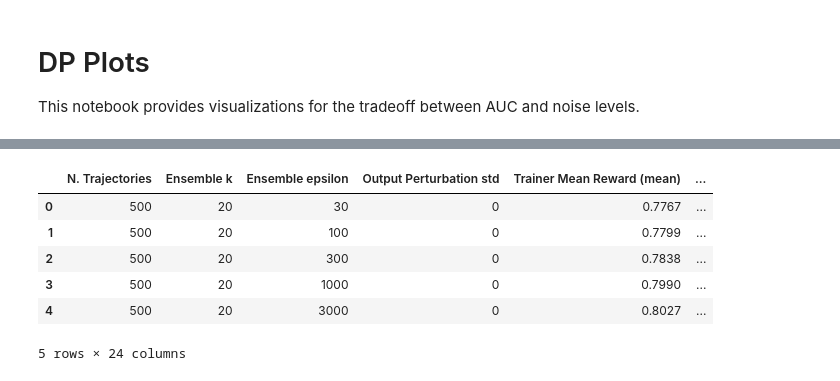
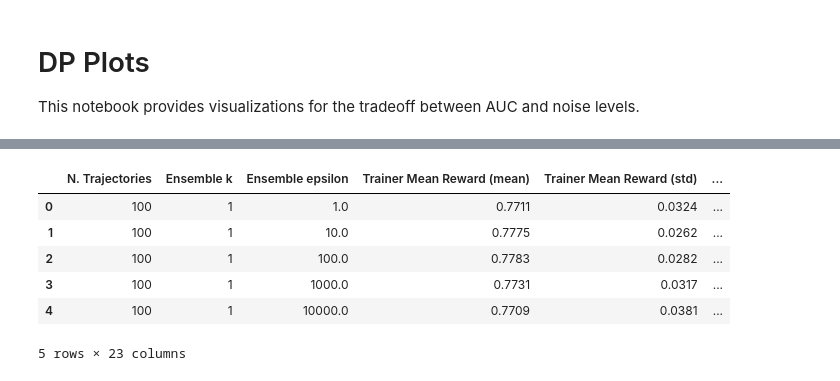
Before and after one commit to lanceHEN/Q-Learning-MIA, a Jupyter notebook: notebooks/dp_plots.ipynb, the cells around one changed output, grey strips where cells are left out. Saved outputs shown, nothing was run; the diff lists cells and outputs as text; code cells hidden in the pictures.

```diff
--- a/notebooks/dp_plots.ipynb
+++ b/notebooks/dp_plots.ipynb
@@ -7,7 +7,7 @@ import pandas as pd
 from matplotlib import pyplot as plt
 # %%
 filenames = [
-    "../data/tables/summary_cluster_sepsis_ensemble_table_gaussian_fixed_t_max.csv",
+    "../data/tables/summary_sepsis_dpsgd.csv",
 ]
 df = pd.concat([pd.read_csv(filename, header=[0,1,2]) for filename in filenames])
 
@@ -25,5 +25,5 @@ df.head()
 # %%
-df_hierarchical = df.iloc[:, 4:]
+df_hierarchical = df.iloc[:, 3:]
 df_hierarchical.columns = df_hierarchical.columns.droplevel(2)
 df_hierarchical.columns = [f'{col[0]} ({col[1]})' for col in df_hierarchical.columns]
 df_hierarchical.head()
@@ -37,5 +37,5 @@ df_hierarchical.head()
 # %%
-df_groups = df.iloc[:, :4]
+df_groups = df.iloc[:, :3]
 for _ in range(2):
     df_groups.columns = df_groups.columns.droplevel(0)
 df_groups.head()
@@ -49,15 +49,15 @@ df_groups.head()
 # %%
 df_clean = pd.concat([df_groups, df_hierarchical], axis=1)
-df_clean = df_clean.sort_values(by=["N. Trajectories", "Ensemble k", "Output Perturbation std"])
+df_clean = df_clean.sort_values(by=["N. Trajectories", "Ensemble k"])
 df_clean.head()
 # %% [output]
-|  | N. Trajectories | Ensemble k | Ensemble epsilon | Output Perturbation std | Trainer Mean Reward (mean) | ... |
-| 0 | 500 | 20 | 30 | 0 | 0.7767 | ... |
-| 1 | 500 | 20 | 100 | 0 | 0.7799 | ... |
-| 2 | 500 | 20 | 300 | 0 | 0.7838 | ... |
-| 3 | 500 | 20 | 1000 | 0 | 0.7990 | ... |
-| 4 | 500 | 20 | 3000 | 0 | 0.8027 | ... |
+|  | N. Trajectories | Ensemble k | Ensemble epsilon | Trainer Mean Reward (mean) | Trainer Mean Reward (std) | ... |
+| 0 | 100 | 1 | 1.0 | 0.7711 | 0.0324 | ... |
+| 1 | 100 | 1 | 10.0 | 0.7775 | 0.0262 | ... |
+| 2 | 100 | 1 | 100.0 | 0.7783 | 0.0282 | ... |
+| 3 | 100 | 1 | 1000.0 | 0.7731 | 0.0317 | ... |
+| 4 | 100 | 1 | 10000.0 | 0.7709 | 0.0381 | ... |
-5 rows × 24 columns
+5 rows × 23 columns
 # %%
 # Plot reward vs input (ensemble k or perturbation std or epsilon) for particular n. trajs
 n_trajs = df_clean["N. Trajectories"].unique()
```
Also changed, not shown: parts of 8 cells of this notebook, 25 other files.
